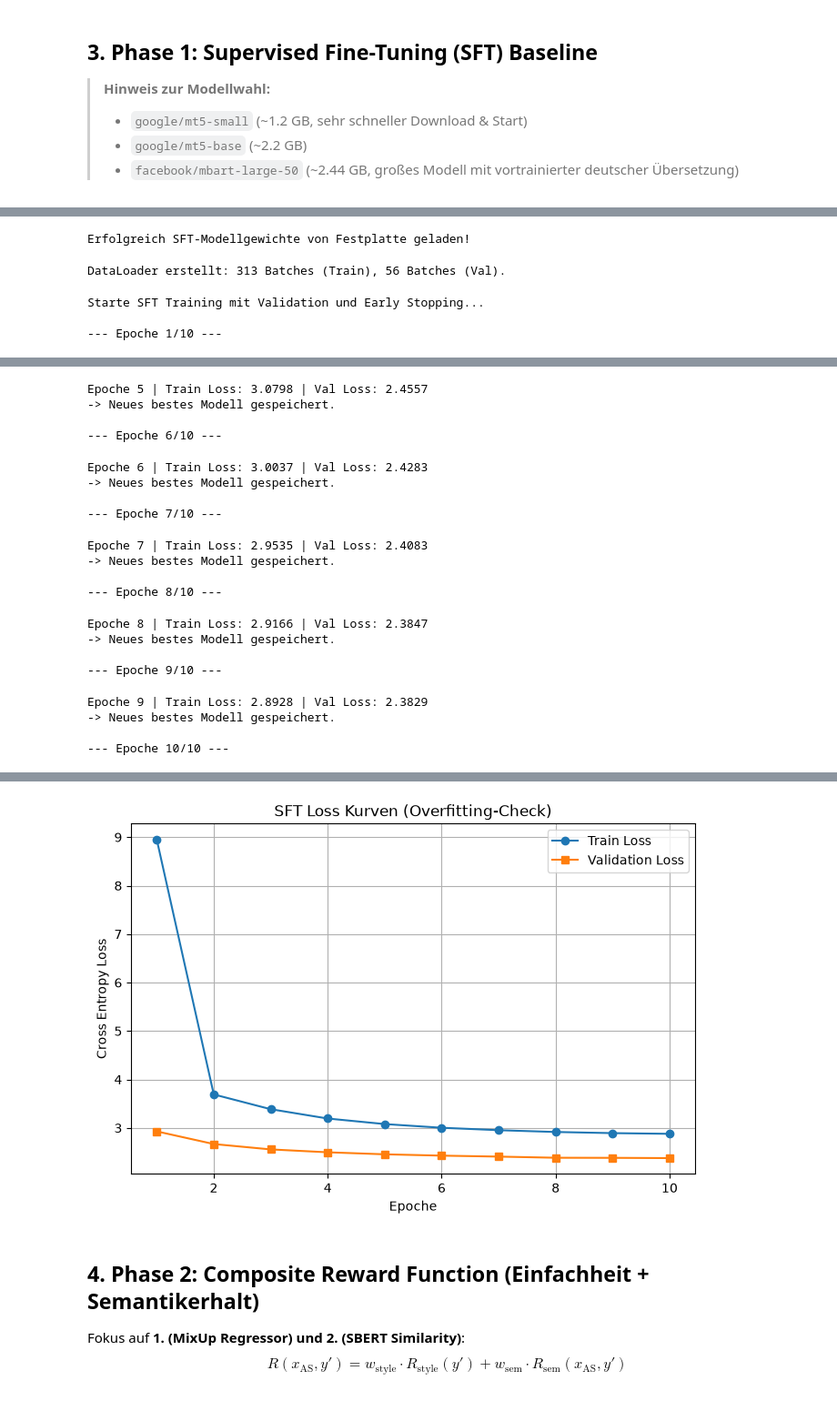
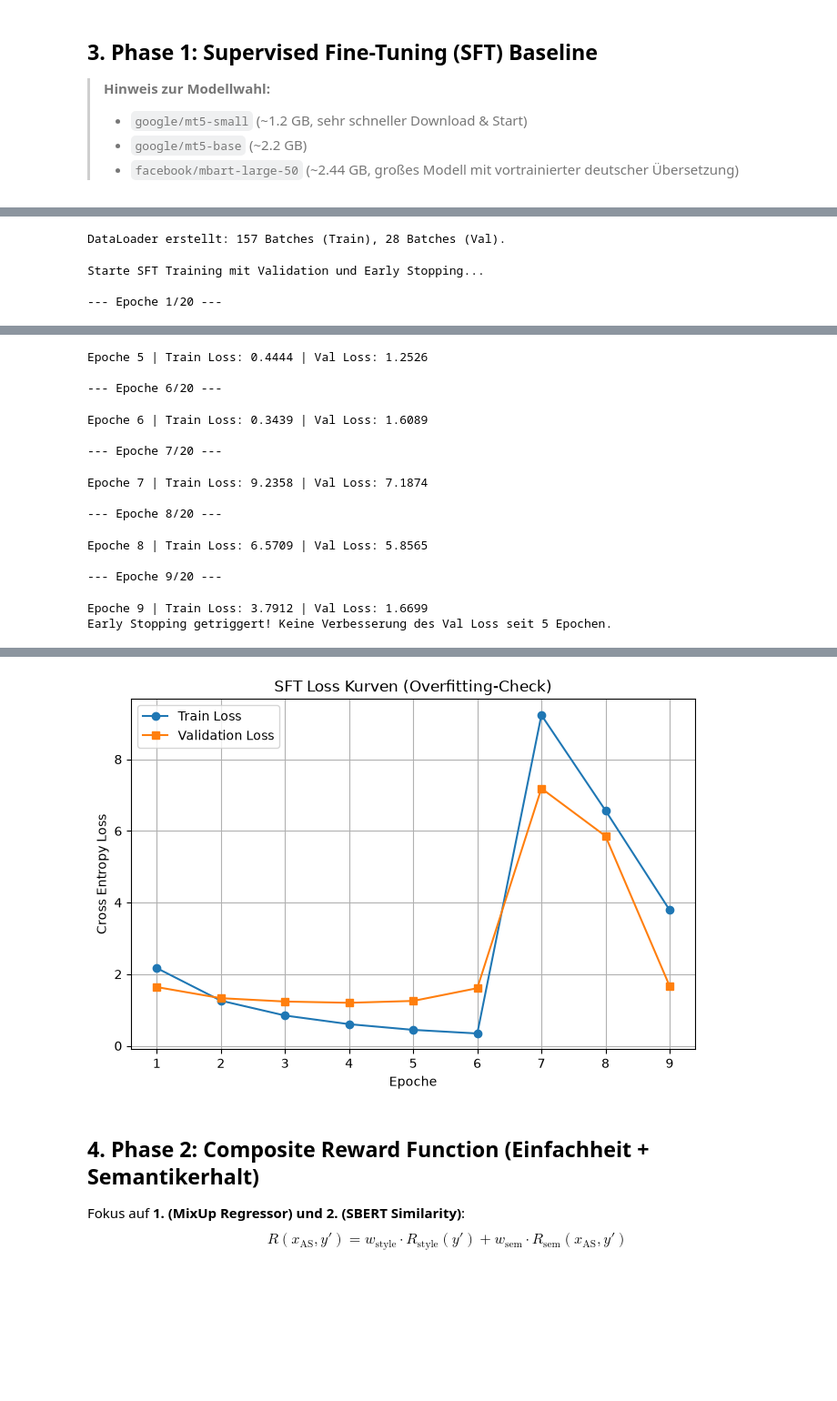
Before and after one commit to mcfiet/master-thesis, a Jupyter notebook: notebooks/translation/1_train_seq2seq_dpo.ipynb, the cells around one changed output, grey strips where cells are left out. Shown at 91% size. Drawn from its saved outputs; the diff is of its cells as text; code cells hidden in the pictures; blank space fills up the shorter version.

Commit message:
feat: switch model to mbart-large-50 and update training configuration for new environment

```diff
--- a/notebooks/translation/1_train_seq2seq_dpo.ipynb
+++ b/notebooks/translation/1_train_seq2seq_dpo.ipynb
@@ -135,7 +135,7 @@ Trainingsdaten: 1250 Paare | Validierungsdaten: 221 Paare
 > - `facebook/mbart-large-50` (~2.44 GB, großes Modell mit vortrainierter deutscher Übersetzung)
 # %%
 # Optionen: "google/mt5-small", "google/mt5-base", "facebook/mbart-large-50"
-MODEL_NAME = "google/mt5-small"
+MODEL_NAME = "facebook/mbart-large-50"
 MAX_SOURCE_LEN = 256
 MAX_TARGET_LEN = 256
 
@@ -155,9 +154,7 @@ Warning: You are sending unauthenticated requests to the HF Hub. Please set a HF
 Modell & Tokenizer erfolgreich geladen!
 # %%
-seq2seq_model.load_state_dict(torch.load("../../results/best_sft_model_temp.pt"))
-print("Erfolgreich SFT-Modellgewichte von Festplatte geladen!")
+# seq2seq_model.load_state_dict(torch.load("../../results/best_sft_model_temp.pt"))
+# print("Erfolgreich SFT-Modellgewichte von Festplatte geladen!")
-# %% [output]
-Erfolgreich SFT-Modellgewichte von Festplatte geladen!
 # %%
 class TranslationDataset(Dataset):
     def __init__(self, data, tokenizer, max_src_len=256, max_tgt_len=256):
@@ -194,11 +191,11 @@ class TranslationDataset(Dataset):
 train_dataset = TranslationDataset(train_data, tokenizer, MAX_SOURCE_LEN, MAX_TARGET_LEN)
 val_dataset = TranslationDataset(val_data, tokenizer, MAX_SOURCE_LEN, MAX_TARGET_LEN)
 
-train_loader = DataLoader(train_dataset, batch_size=4, shuffle=True)
-val_loader = DataLoader(val_dataset, batch_size=4, shuffle=False)
+train_loader = DataLoader(train_dataset, batch_size=8, shuffle=True)
+val_loader = DataLoader(val_dataset, batch_size=8, shuffle=False)
 print(f"DataLoader erstellt: {len(train_loader)} Batches (Train), {len(val_loader)} Batches (Val).")
 # %% [output]
-DataLoader erstellt: 313 Batches (Train), 56 Batches (Val).
+DataLoader erstellt: 157 Batches (Train), 28 Batches (Val).
 # %%
 def train_sft_epoch(model, dataloader, optimizer, scheduler):
     model.train()
@@ -209,7 +206,10 @@ def train_sft_epoch(model, dataloader, optimizer, scheduler):
         attention_mask = batch["attention_mask"].to(DEVICE)
         labels = batch["labels"].to(DEVICE)
 
-        outputs = model(input_ids=input_ids, attention_mask=attention_mask, labels=labels)
+        with torch.amp.autocast('cuda', dtype=torch.bfloat16):
+            outputs = model(input_ids=input_ids, attention_mask=attention_mask, labels=labels)
+            loss = outputs.loss
+
         loss = outputs.loss
         loss.backward()
 
@@ -229,13 +229,16 @@ def validate_sft_epoch(model, dataloader):
             attention_mask = batch["attention_mask"].to(DEVICE)
             labels = batch["labels"].to(DEVICE)
 
-            outputs = model(input_ids=input_ids, attention_mask=attention_mask, labels=labels)
+            with torch.amp.autocast('cuda', dtype=torch.bfloat16):
+                outputs = model(input_ids=input_ids, attention_mask=attention_mask, labels=labels)
+                loss = outputs.loss
+
             total_loss += outputs.loss.item()
 
     return total_loss / len(dataloader)
 
-NUM_EPOCHS = 10
-patience = 2
+NUM_EPOCHS = 20
+patience = 5
 best_val_loss = float('inf')
 epochs_no_improve = 0
 history = {"train_loss": [], "val_loss": []}
@@ -265,14 +268,14 @@ for epoch in range(NUM_EPOCHS):
         best_val_loss = val_loss
         epochs_no_improve = 0
         # Bestes Modell zwischenspeichern
-        torch.save(seq2seq_model.state_dict(), "../../results/best_sft_model_temp.pt")
+        torch.save(seq2seq_model.state_dict(), "./results/best_sft_model_temp.pt")
         print("-> Neues bestes Modell gespeichert.")
     else:
         epochs_no_improve += 1
         if epochs_no_improve >= patience:
             print(f"Early Stopping getriggert! Keine Verbesserung des Val Loss seit {patience} Epochen.")
             # Lade beste Gewichte wieder
-            seq2seq_model.load_state_dict(torch.load("../../results/best_sft_model_temp.pt"))
+            seq2seq_model.load_state_dict(torch.load("./results/best_sft_model_temp.pt"))
             break
 
 # Visualisierung der SFT Loss-Kurven
@@ -288,4 +291,4 @@ plt.show()
 # %% [output]
 Starte SFT Training mit Validation und Early Stopping...
 
---- Epoche 1/10 ---
+--- Epoche 1/20 ---
@@ -308,20 +311,14 @@ Epoche 4 | Train Loss: 3.1942 | Val Loss: 2.4974
-Epoche 5 | Train Loss: 3.0798 | Val Loss: 2.4557
--> Neues bestes Modell gespeichert.
+Epoche 5 | Train Loss: 0.4444 | Val Loss: 1.2526
 
---- Epoche 6/10 ---
+--- Epoche 6/20 ---
-Epoche 6 | Train Loss: 3.0037 | Val Loss: 2.4283
--> Neues bestes Modell gespeichert.
+Epoche 6 | Train Loss: 0.3439 | Val Loss: 1.6089
 
---- Epoche 7/10 ---
+--- Epoche 7/20 ---
-Epoche 7 | Train Loss: 2.9535 | Val Loss: 2.4083
--> Neues bestes Modell gespeichert.
+Epoche 7 | Train Loss: 9.2358 | Val Loss: 7.1874
 
---- Epoche 8/10 ---
+--- Epoche 8/20 ---
-Epoche 8 | Train Loss: 2.9166 | Val Loss: 2.3847
--> Neues bestes Modell gespeichert.
+Epoche 8 | Train Loss: 6.5709 | Val Loss: 5.8565
 
---- Epoche 9/10 ---
+--- Epoche 9/20 ---
-Epoche 9 | Train Loss: 2.8928 | Val Loss: 2.3829
--> Neues bestes Modell gespeichert.
-
---- Epoche 10/10 ---
+Epoche 9 | Train Loss: 3.7912 | Val Loss: 1.6699
+Early Stopping getriggert! Keine Verbesserung des Val Loss seit 5 Epochen.
@@ -330,4 +325,4 @@ Epoche 10 | Train Loss: 2.8784 | Val Loss: 2.3775
-[figure, old version]
+[figure, new version]
 # %% [markdown]
 ## 4. Phase 2: Composite Reward Function (Einfachheit + Semantikerhalt)
 Fokus auf **1. (MixUp Regressor) und 2. (SBERT Similarity)**:
```
Also changed, not shown: parts of 11 cells of this notebook.
